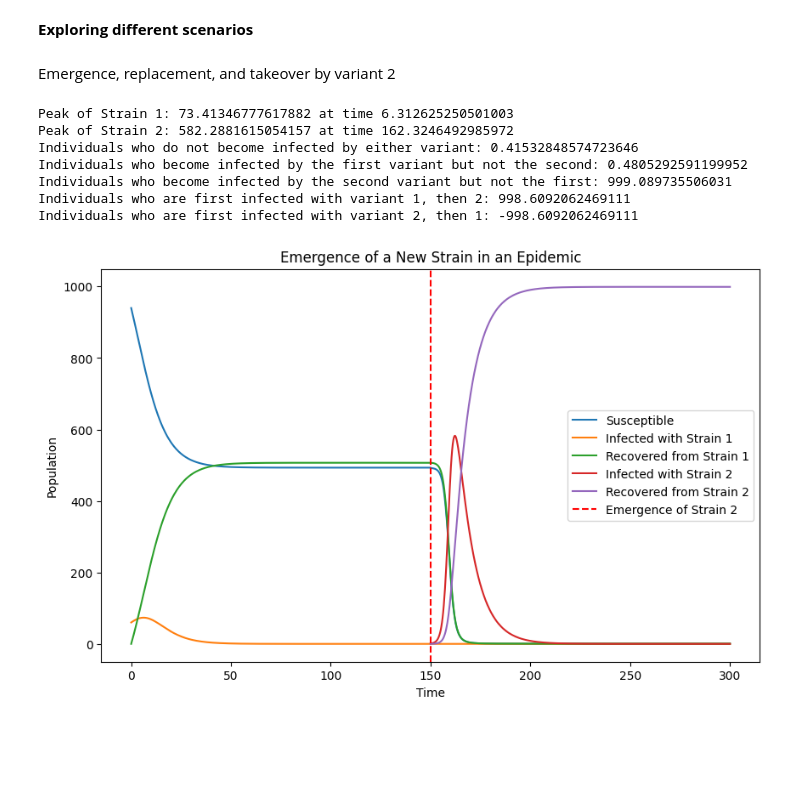
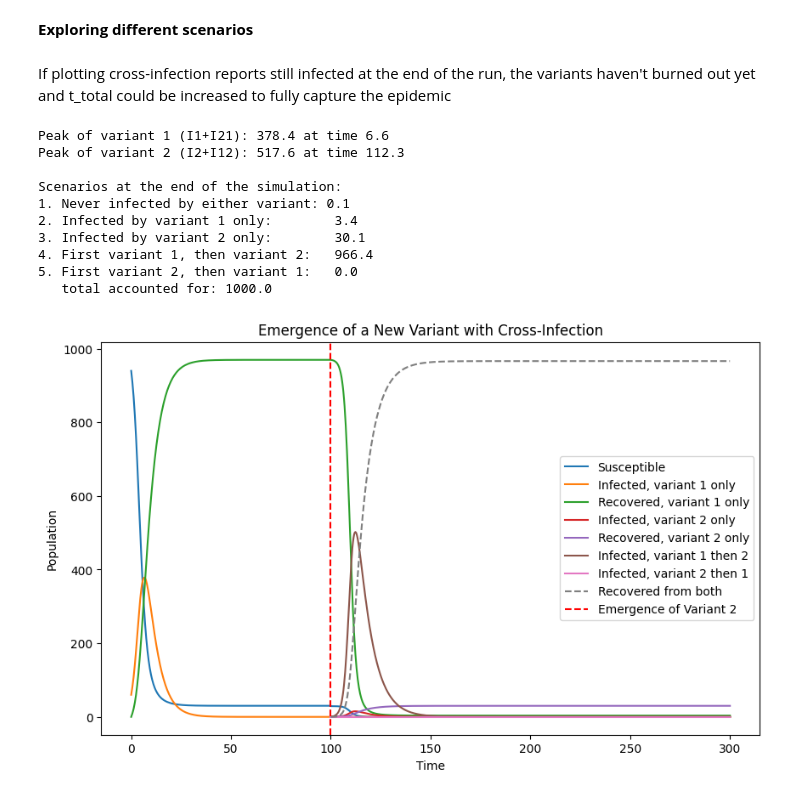
Before and after one commit to kguzman24/epidemic-drivers-through-machine-learning, a Jupyter notebook: notebooks/exploring_cross_infection.ipynb, the cells around one changed output. Saved outputs shown, nothing was run; the diff lists cells and outputs as text; code cells hidden in the pictures; blank space fills up the shorter version.

Commit message:
adding new compartments to cross-infection model and simulator

```diff
--- a/notebooks/exploring_cross_infection.ipynb
+++ b/notebooks/exploring_cross_infection.ipynb
@@ -34,20 +41,23 @@ Individuals who are first infected with variant 2, then 1: -155.814633881419
 # %% [markdown]
 **Exploring different scenarios**
 # %% [markdown]
-Emergence, replacement, and takeover by variant 2
+If plotting cross-infection reports still infected at the end of the run, the variants haven't burned out yet and t_total could be increased to fully capture the epidemic
 # %%
 #where variant 2 emerges and takes over
-params = [0.42, 0.85, 0.33, 0.12] #beta1, beta2, gamma1, gamma2
-y0 = [940, 60, 0, 0, 0] # 990 susceptible, 60 infected with strain 1, 0 infected with strain 2, 0 recovered from strain 1, 0 recovered from strain 2
-t, y = ci.simulate_cross_infection(params, y0, t_emerge=150)
+params = [0.78, 0.85, 0.22, 0.15] #beta1, beta2, gamma1, gamma2
+y0 = [940, 60, 0, 0, 0, 0, 0, 0, 0] #
+t, y = ci.simulate_cross_infection(params, y0, t_emerge=100)
 
 ci.plot_cross_infection(t, y)
 # %% [output]
-Peak of Strain 1: 73.41346777617882 at time 6.312625250501003
-Peak of Strain 2: 582.2881615054157 at time 162.3246492985972
-Individuals who do not become infected by either variant: 0.41532848574723646
-Individuals who become infected by the first variant but not the second: 0.4805292591199952
-Individuals who become infected by the second variant but not the first: 999.089735506031
-Individuals who are first infected with variant 1, then 2: 998.6092062469111
-Individuals who are first infected with variant 2, then 1: -998.6092062469111
+Peak of variant 1 (I1+I21): 378.4 at time 6.6
+Peak of variant 2 (I2+I12): 517.6 at time 112.3
+
+Scenarios at the end of the simulation:
+1. Never infected by either variant: 0.1
+2. Infected by variant 1 only:        3.4
+3. Infected by variant 2 only:        30.1
+4. First variant 1, then variant 2:   966.4
+5. First variant 2, then variant 1:   0.0
+   total accounted for: 1000.0
-[figure, old version]
+[figure, new version]
```
Also changed, not shown: parts of 7 cells of this notebook, 2 other files.
